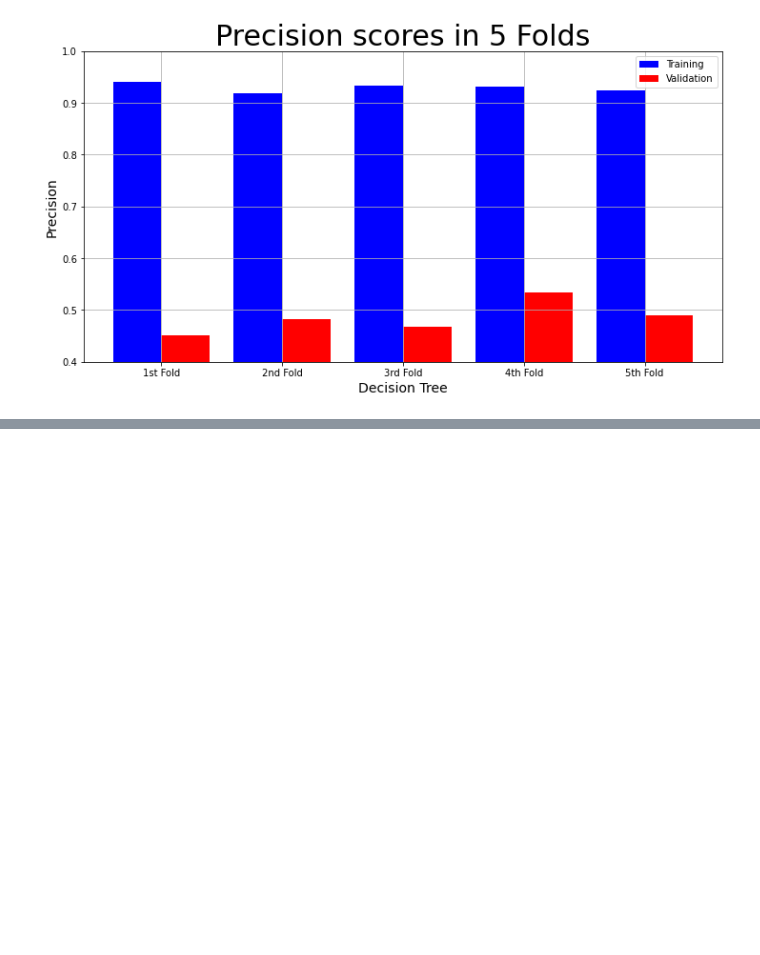
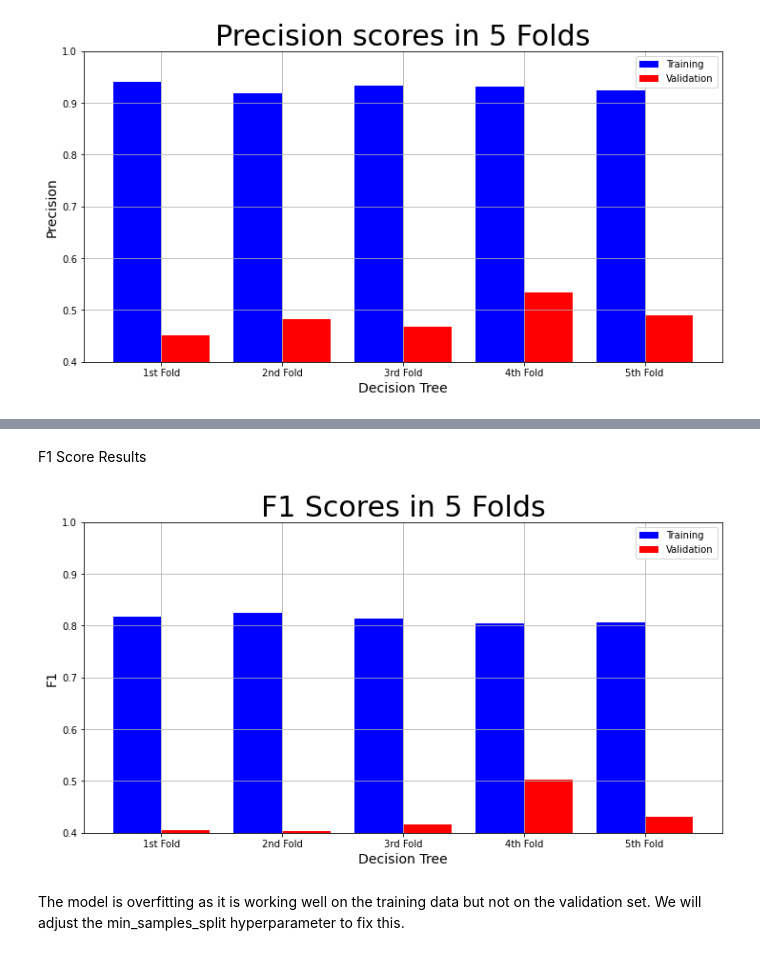
Before and after one commit to wakura-mbuya/abtest-mlops, a Jupyter notebook: notebooks/decission_tress.ipynb, the cells around one changed output, grey strips where cells are left out. Drawn from its saved outputs; the diff is of its cells as text; code cells hidden in the pictures; blank space fills up the shorter version.

```diff
--- a/notebooks/decission_tress.ipynb
+++ b/notebooks/decission_tress.ipynb
@@ -137,0 +145,10 @@ ml.plot_result(model_name, "Precision", "Precision scores in 5 Folds", decision_
+# %% [markdown]
+F1 Score Results
+# %%
+# Plot F1-Score Result
+ml.plot_result(model_name, "F1", "F1 Scores in 5 Folds", decision_tree_result["Training F1 scores"], decision_tree_result["Validation F1 scores"])
+# %% [output]
+[figure, added]
+# %% [markdown]
+The model is overfitting as it is working well on the training data but not on the validation set.
+We will adjust the min_samples_split hyperparameter to fix this.
```
Also changed, not shown: parts of 7 cells of this notebook.
